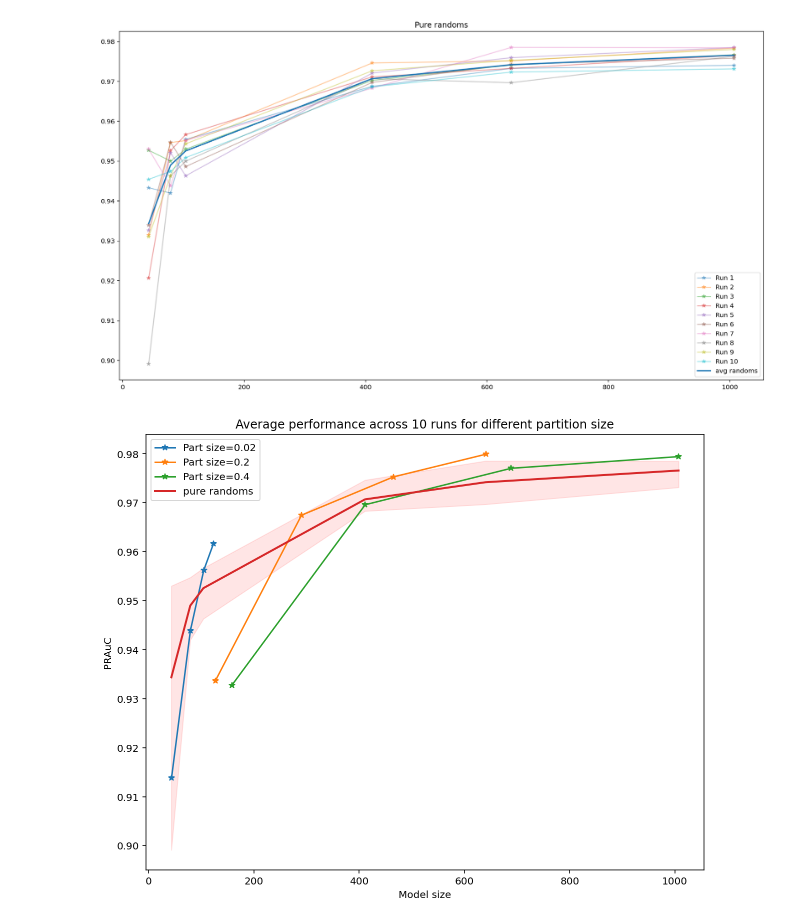
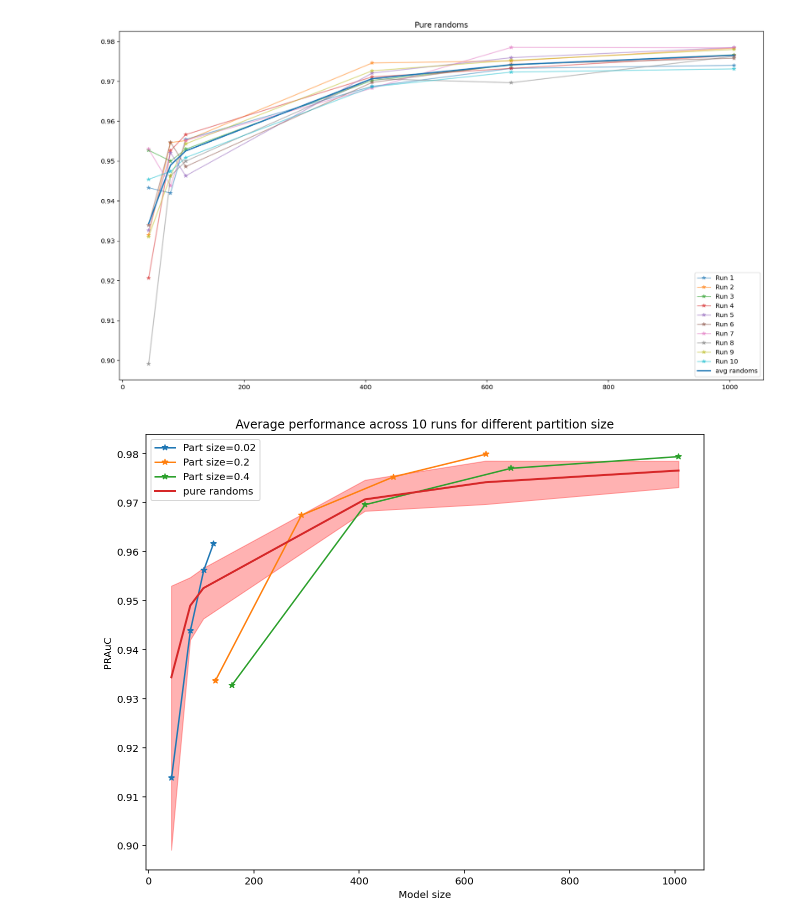
Before and after one commit to jrybicki-jsc/smms, a Jupyter notebook: graphla/newcluster_results.ipynb, the cells around one changed output. Cells and saved outputs as stored; diff of their text form; code cells hidden in the pictures.

```diff
--- a/graphla/newcluster_results.ipynb
+++ b/graphla/newcluster_results.ipynb
@@ -577,7 +577,7 @@ for i, suffix in enumerate(rres.keys()):
     ax[i].set_title(f"Partition size {suffix.replace('0', '0.', 1)}")
     for seed in range(1,5):
         ax[i].plot(data[seed][1], data[seed][0], '-*', label=f"Run {seed} ", alpha=0.4)
-    x,y = get_avgs(results=data)
+    x,y,mx,mmx = get_avgs(results=data)
     ax[i].plot(x,y,'--', alpha=1.0, lw=2.0)
     ax[i].set_xlabel('Model size')
 
@@ -592,7 +591,7 @@ ValueError: too many values to unpack (expected 2)
 plt.figure(figsize=(10,8))
 plt.title('Average performance across 4 runs for different partition size')
 for suffix, data in rres.items():
-    x,y = get_avgs(results=data)
+    x,y,mx,my = get_avgs(results=data)
     plt.plot(x, y, label=f"Part size={suffix.replace('0', '0.', 1)}")
 
 plt.xlabel('Model size')
@@ -656,17 +655,17 @@ plt.legend();
 # %%
 
 plt.figure(figsize=(10,8))
 plt.title(f"Average performance across {len(randres)} runs for different partition size")
 for suffix, data in rres.items():
     x,y,may,miy = get_avgs(results=data)
     plt.plot(x, y,'-*', label=f"Part size={suffix.replace('0', '0.', 1)}")
 
 x,y,may,miy = get_avgs(results=randres)
 plt.plot(x, y, lw=2, label=f"pure randoms")
-plt.fill_between(x, may, miy, alpha=0.1,color='red', interpolate=True)
+plt.fill_between(x, may, miy, alpha=0.3,color='red', interpolate=True)
 
 plt.xlabel('Model size')
 plt.ylabel('PRAuC')
 plt.legend();
 # %% [output]
-[figure, old version]
+[figure, new version]
```
Also changed, not shown: parts of 6 cells of this notebook.
